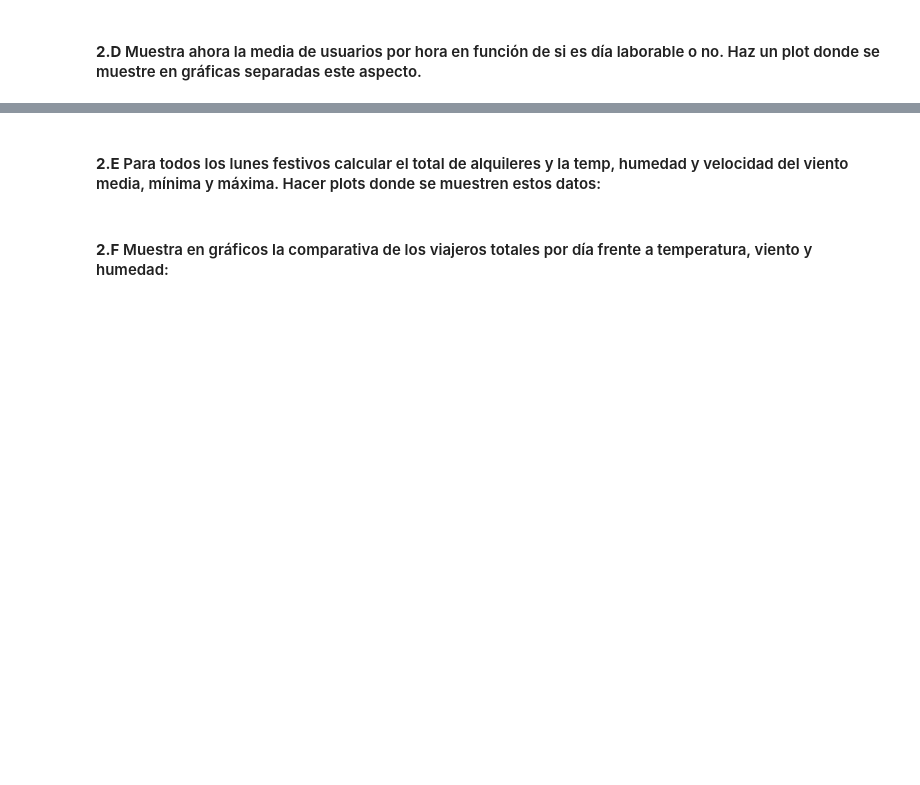
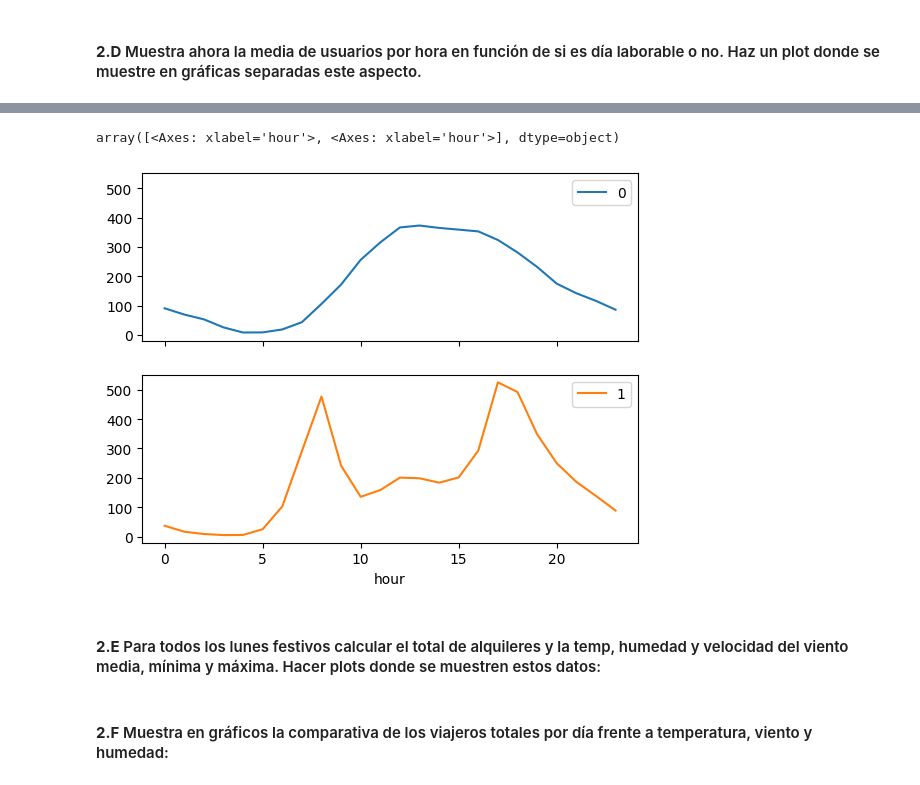
Before and after one commit to GuilleFaji/curso_python_intro_herramientas, a Jupyter notebook: 4_pandas/ejercicios/Ejercicios_pandas.ipynb, the cells around one changed output, grey strips where cells are left out. Cells and saved outputs as stored; diff of their text form; code cells hidden in the pictures; blank space fills up the shorter version.

```diff
--- a/4_pandas/ejercicios/Ejercicios_pandas.ipynb
+++ b/4_pandas/ejercicios/Ejercicios_pandas.ipynb
@@ -74,2 +274,5 @@ Carga el csv y asegúrate que es un dataframe
 # %% [markdown]
 #### **2.D** Muestra ahora la media de usuarios por hora en función de si es día laborable o no. Haz un plot donde se muestre en gráficas separadas este aspecto.
+# %%
+data_2d = bikes.groupby(['is.workingday','hour']).mean().loc[:,['casual','registered']].sum(axis=1)
+data_2d
@@ -76,3 +297,9 @@ Carga el csv y asegúrate que es un dataframe
+# %%
+data_2d.unstack(level=0).plot(subplots=True,
+                              sharey=True)
+# %% [output]
+array([<Axes: xlabel='hour'>, <Axes: xlabel='hour'>], dtype=object)
+[figure, added]
 # %% [markdown]
 #### **2.E** Para todos los lunes festivos calcular el total de alquileres y la temp, humedad y velocidad del viento media, mínima y máxima. Hacer plots donde se muestren estos datos:
 # %% [markdown]
```
Also changed, not shown: parts of 18 cells of this notebook, 1 other file.
